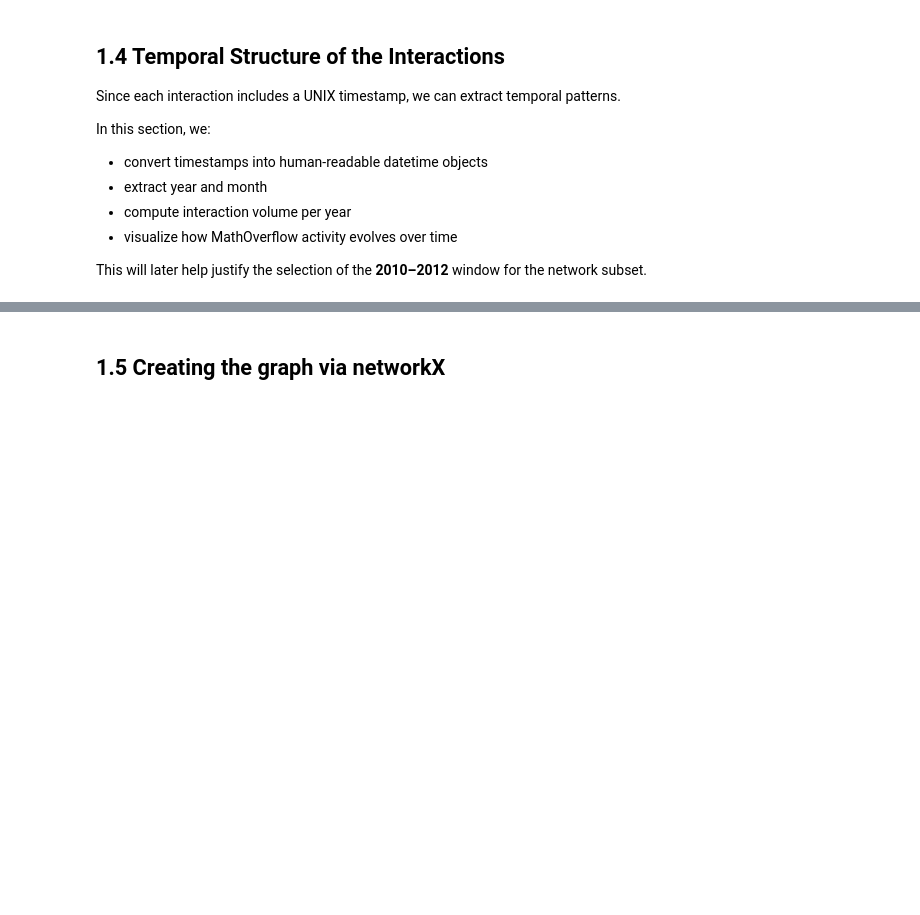
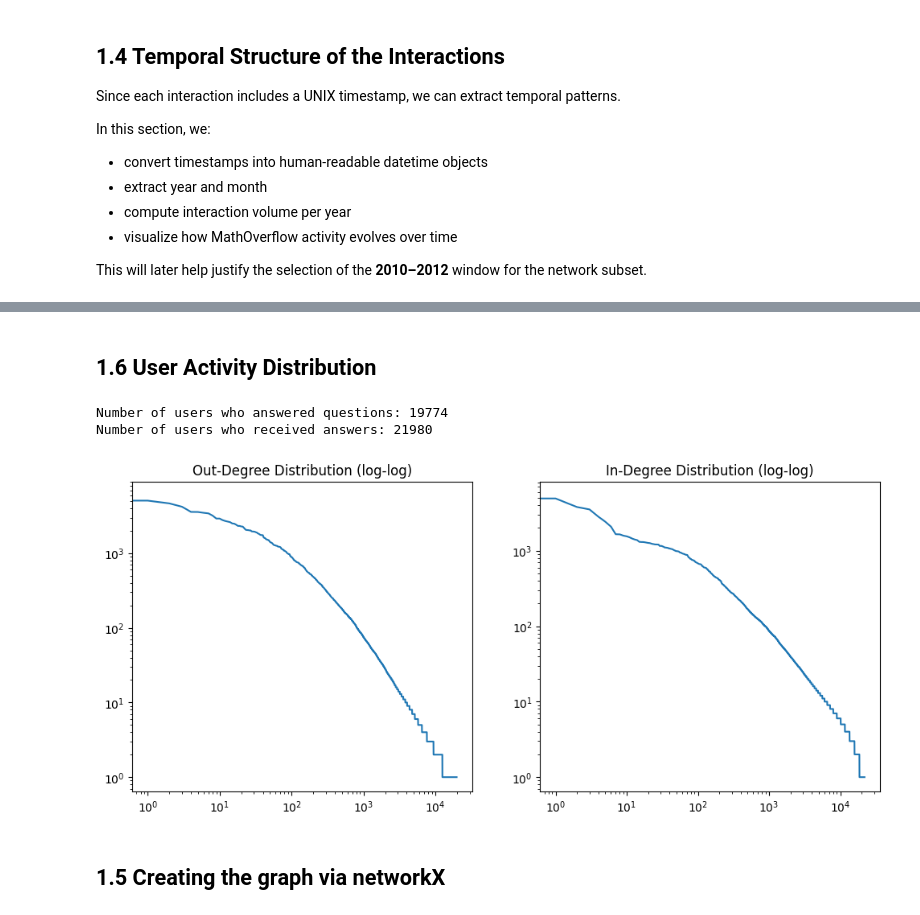
Before and after one commit to jotanmiguel/ProjetoADC-Grupo12, a Jupyter notebook: src/MathOverflow_CompleteAnalysis.ipynb, the cells around one changed output, grey strips where cells are left out. Saved outputs shown, nothing was run; the diff lists cells and outputs as text; code cells hidden in the pictures; blank space fills up the shorter version.

```diff
--- a/src/MathOverflow_CompleteAnalysis.ipynb
+++ b/src/MathOverflow_CompleteAnalysis.ipynb
@@ -92,3 +100,26 @@ plt.show()
+# %% [markdown]
+## 1.6 User Activity Distribution
+# %%
+answers_given = df['source'].value_counts()
+answers_received = df['target'].value_counts()
+
+print("Number of users who answered questions:", len(answers_given))
+print("Number of users who received answers:", len(answers_received))
+# %% [output]
+Number of users who answered questions: 19774
+Number of users who received answers: 21980
+# %%
+plt.figure(figsize=(12,5))
+plt.subplot(1,2,1)
+plt.loglog(sorted(answers_given.values, reverse=True))
+plt.title("Out-Degree Distribution (log-log)")
+
+plt.subplot(1,2,2)
+plt.loglog(sorted(answers_received.values, reverse=True))
+plt.title("In-Degree Distribution (log-log)")
+plt.show()
+# %% [output]
+[figure, added]
 # %% [markdown]
 ## 1.5 Creating the graph via networkX
 # %%
```
Also changed, not shown: parts of 20 cells of this notebook, 3 other files.
